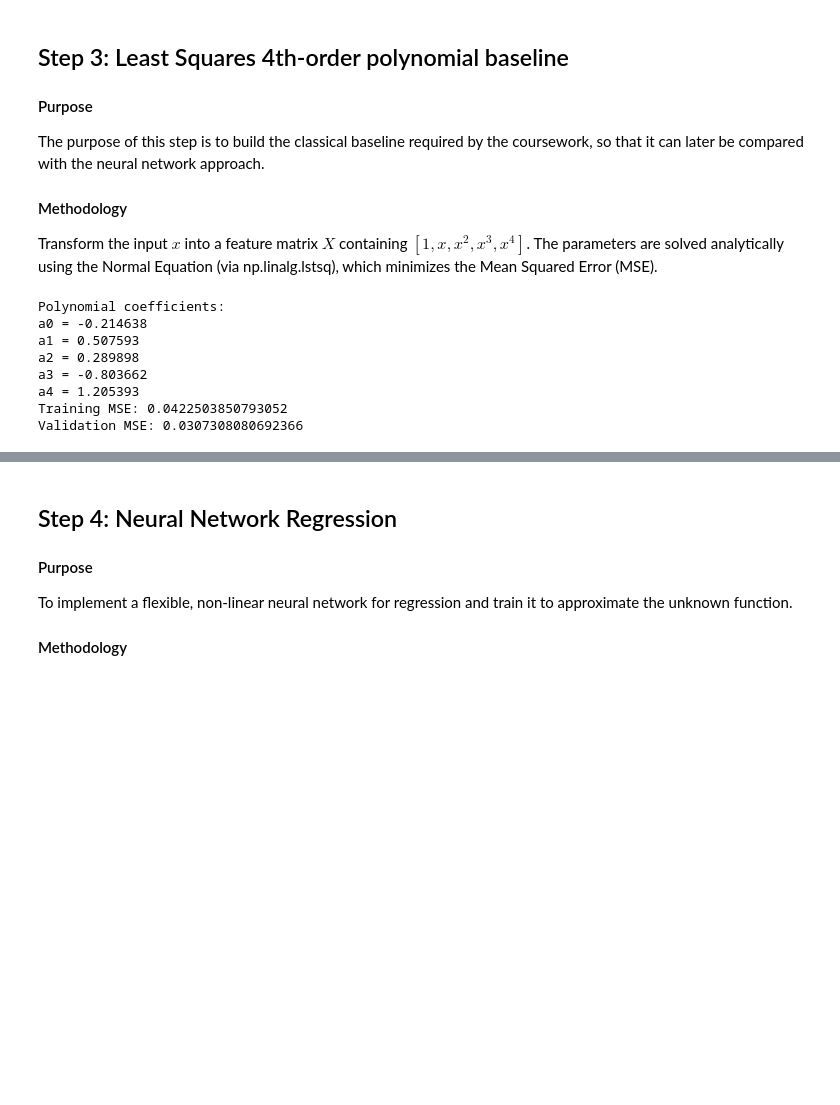
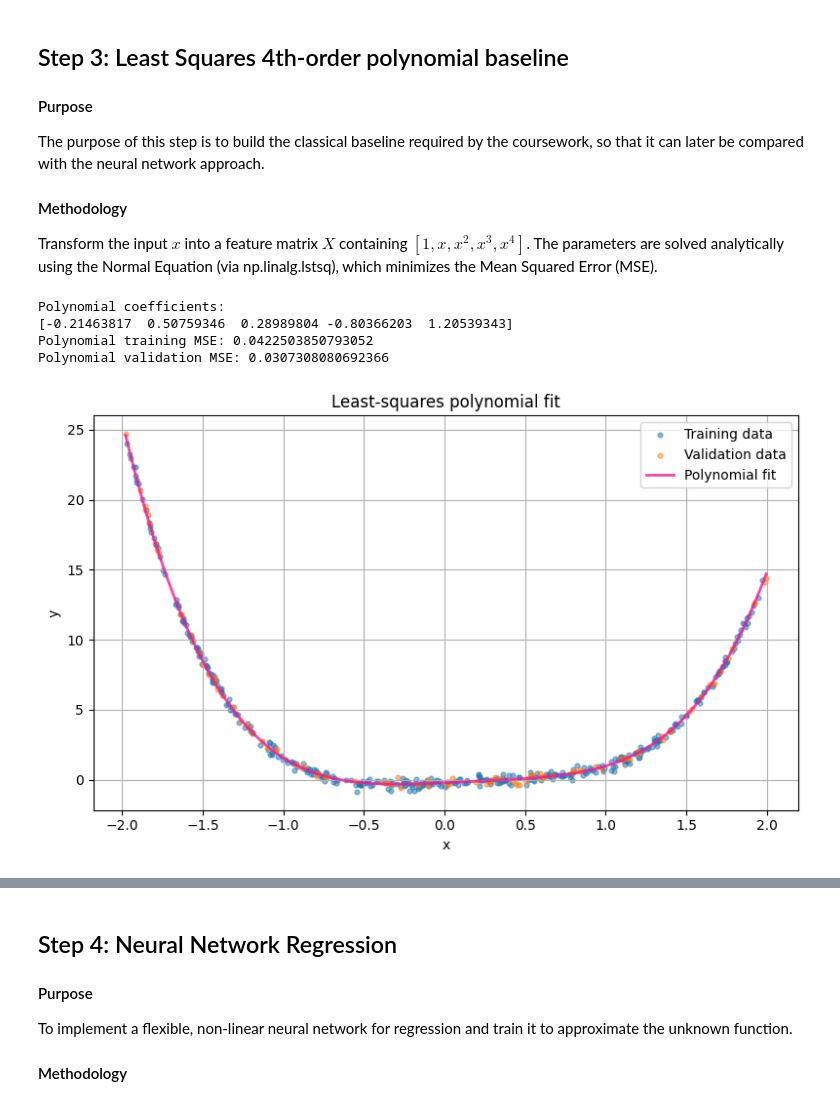
Before and after one commit to zvrv6256-uol/2603-individual-project, a Jupyter notebook: draft code.ipynb, the cells around one changed output, grey strips where cells are left out. Saved outputs shown, nothing was run; the diff lists cells and outputs as text; code cells hidden in the pictures; blank space fills up the shorter version.

```diff
--- a/draft code.ipynb
+++ b/draft code.ipynb
@@ -125,7 +101,7 @@ The purpose of this step is to build the classical baseline required by the cour
 #### Methodology
 Transform the input $x$ into a feature matrix $X$ containing $[1, x, x^2, x^3, x^4]$. The parameters are solved analytically using the Normal Equation (via np.linalg.lstsq), which minimizes the Mean Squared Error (MSE).
 # %%
-def build_polynomial_features(x, degree=4):
+def build_polynomial_features(x, degree = 4):
     feature_list = [] #creates an empty list to store each feature column.
     for power in range(degree + 1): #loops from power 0 to 4.
         feature_list.append(x ** power) #appends x^0, x^1, x^2, x^3, x^4.
@@ -134,32 +110,51 @@ def build_polynomial_features(x, degree=4):
 def mse(y_true, y_pred):
     return np.mean((y_true - y_pred) ** 2)
 
-X_train_poly = build_polynomial_features(x_train, degree=4)
-X_val_poly = build_polynomial_features(x_val, degree=4)
+x_train_poly = build_polynomial_features(x_train, degree=4)
+x_val_poly = build_polynomial_features(x_val, degree=4)
 
 poly_coefficients, residuals, rank, singular_values = np.linalg.lstsq(
-    X_train_poly,
+    x_train_poly,
     y_train,
-    rcond=None
+    rcond = None
 )
 
-poly_train_pred = X_train_poly @ poly_coefficients
-poly_val_pred = X_val_poly @ poly_coefficients
+poly_train_pred = x_train_poly @ poly_coefficients
+poly_val_pred = x_val_poly @ poly_coefficients
 
 poly_train_mse = mse(y_train, poly_train_pred)
 poly_val_mse = mse(y_val, poly_val_pred)
 
 print("Polynomial coefficients:")
-for i, coef in enumerate(poly_coefficients.flatten()):
-    print(f"a{i} = {coef:.6f}")
-print("Training MSE:", poly_train_mse)
-print("Validation MSE:", poly_val_mse)
+print(poly_coefficients)
+
+print("Polynomial training MSE:", poly_train_mse)
+print("Polynomial validation MSE:", poly_val_mse)
 # %% [output]
 Polynomial coefficients:
-a0 = -0.214638
-a1 = 0.507593
-a2 = 0.289898
-a3 = -0.803662
-a4 = 1.205393
-Training MSE: 0.0422503850793052
-Validation MSE: 0.0307308080692366
+[-0.21463817  0.50759346  0.28989804 -0.80366203  1.20539343]
+Polynomial training MSE: 0.0422503850793052
+Polynomial validation MSE: 0.0307308080692366
+# %%
+x_grid = np.linspace(
+    min(x_train.min(), x_val.min()),
+    max(x_train.max(), x_val.max()),
+    400
+).reshape(-1, 1)
+
+x_grid_poly = build_polynomial_features(x_grid, degree=4)
+y_grid_poly = x_grid_poly @ poly_coefficients
+
+plt.figure(figsize=(8, 5))
+plt.scatter(x_train, y_train, s = 12, alpha = 0.5, label="Training data")
+plt.scatter(x_val, y_val, s = 12, alpha = 0.5, label="Validation data")
+plt.plot(x_grid, y_grid_poly, linewidth = 2, alpha = 0.8, color = "deeppink", label="Polynomial fit")
+plt.xlabel("x")
+plt.ylabel("y")
+plt.title("Least-squares polynomial fit")
+plt.legend()
+plt.grid(True)
+plt.tight_layout()
+plt.show()
+# %% [output]
+[figure, added]
```
Also changed, not shown: parts of 16 cells of this notebook.
